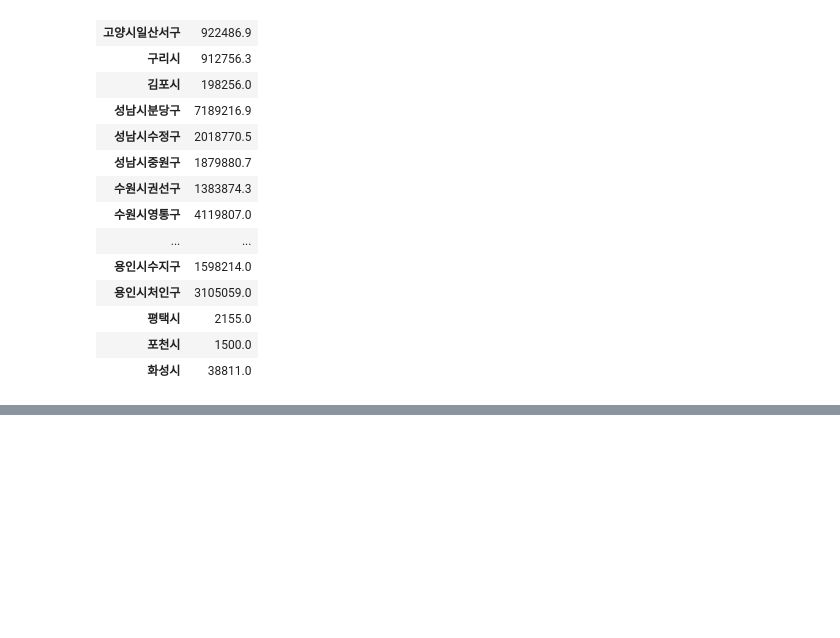
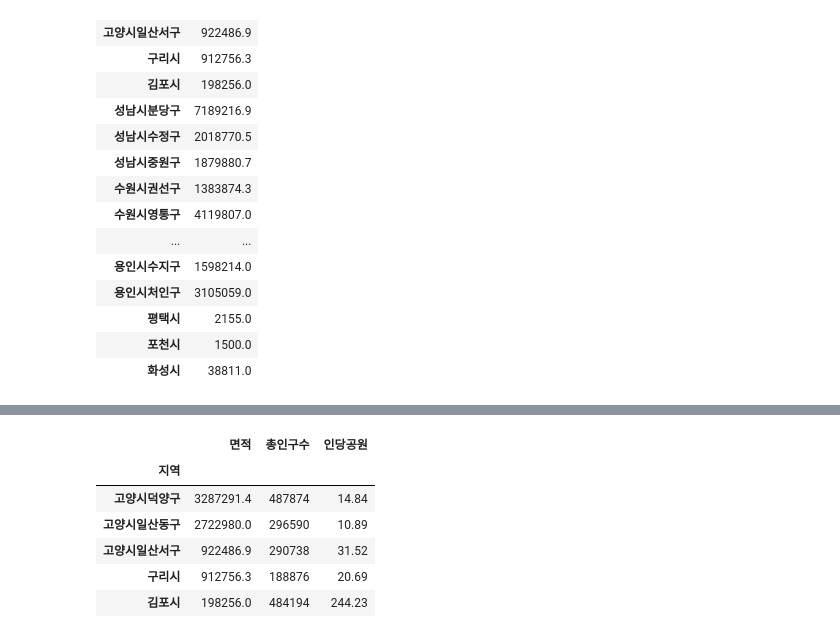
Before and after one commit to hyangshim/DataAnalysis_lecture-2023.04, a Jupyter notebook: 04. 지도시각화/98.경기도 공원면적.ipynb, the cells around one changed output, grey strips where cells are left out. Saved outputs shown, nothing was run; the diff lists cells and outputs as text; code cells hidden in the pictures; blank space fills up the shorter version.

```diff
--- a/04. 지도시각화/98.경기도 공원면적.ipynb
+++ b/04. 지도시각화/98.경기도 공원면적.ipynb
@@ -139,0 +276,3 @@ df
+# %%
+pop= pop.groupby('시군구')['총 인구수'].sum().reset_index()
+pop.head()
@@ -139,0 +286,4 @@ df
+# %%
+pop.columns=['지역','총인구수']
+pop.set_index('지역',inplace=True)
+pop.head()
@@ -139,0 +298,3 @@ df
+# %%
+pop=pop.pivot_table('총인구수','지역',aggfunc='sum')
+pop.head()
@@ -139,0 +309,3 @@ df
+# %%
+combine = pd.merge(df,pop,left_index=True,right_index=True)
+combine.head()
@@ -139,0 +320,11 @@ df
+# %%
+combine['인당공원']=(combine.총인구수 / combine.면적 *100 ).round(2)
+combine.head()
+# %% [output]
+|  | 면적 | 총인구수 | 인당공원 |
+| 지역 |  |  |  |
+| 고양시덕양구 | 3287291.4 | 487874 | 14.84 |
+| 고양시일산동구 | 2722980.0 | 296590 | 10.89 |
+| 고양시일산서구 | 922486.9 | 290738 | 31.52 |
+| 구리시 | 912756.3 | 188876 | 20.69 |
+| 김포시 | 198256.0 | 484194 | 244.23 |
```
Also changed, not shown: parts of 19 cells of this notebook.
